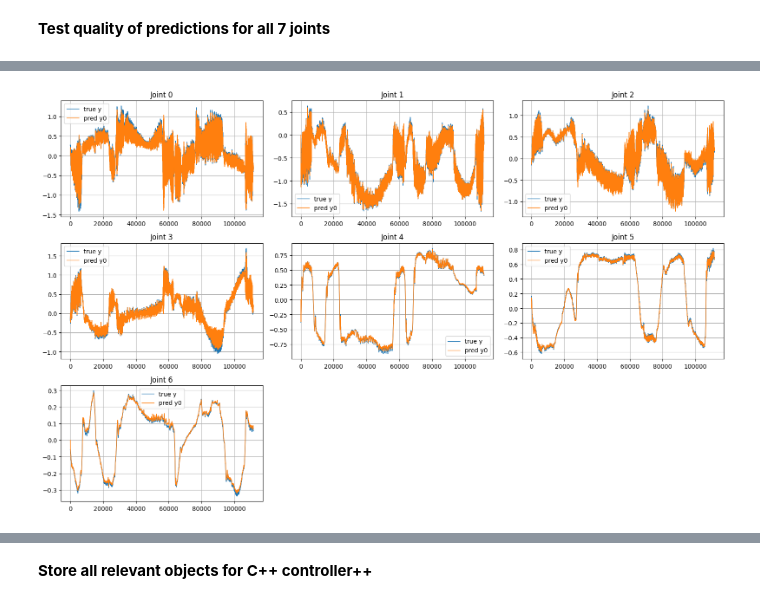
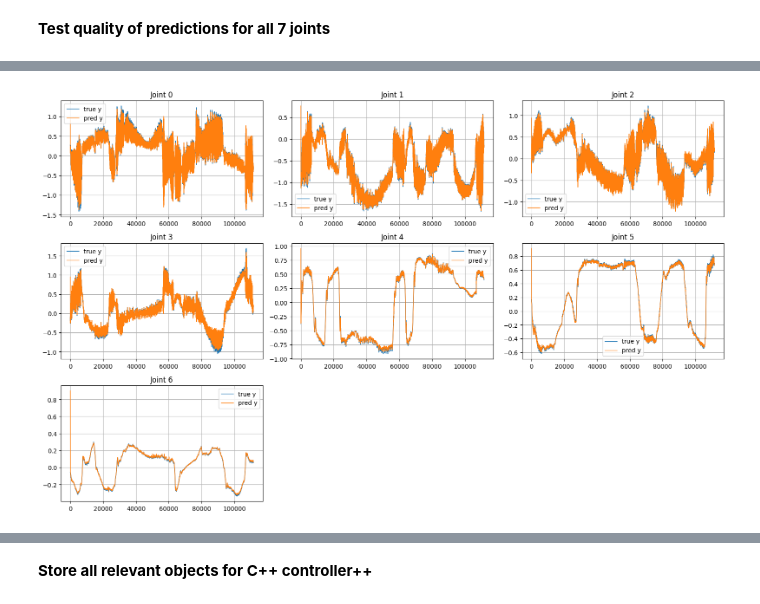
Before and after one commit to Anthony7-Ho/nonlinear_deepc_controller, a Jupyter notebook: data_processing/1joint_predictor.ipynb, the cells around one changed output, grey strips where cells are left out. Drawn from its saved outputs; the diff is of its cells as text; code cells hidden in the pictures.

```diff
--- a/data_processing/1joint_predictor.ipynb
+++ b/data_processing/1joint_predictor.ipynb
@@ -288,7 +286,7 @@ y_data_valid_full shape: (111619, 7)
 best_gamma_rbf = 1e-3 # kernel length scale
 gamma_reg = 1e-3 # gamma for Kg = K + gamma I
 lambda_g = 1e1
-lambda_k = 1e6
+lambda_k = 1e7
 
 kernel_per_joint = {}
 
@@ -365,6 +363,7 @@ for j in range(num_joints):
     Hc = X_sub.shape[1]
     d_full = X_sub.shape[0]
 
+    # Precompute norms for RBF
     X_col_norm2 = np.sum(X_sub**2, axis=0)
 
     # A = lambda_g * I + lambda_k * Kg^T Kg
@@ -374,45 +373,60 @@ for j in range(num_joints):
     # Predictions for this joint
     y_pred = np.zeros_like(y_test)
 
-    for k in range(T_past, T_test):
-        # Build u_ini, y_ini windows
-        u_ini = u_test[k-T_past:k].reshape(-1, order="F") # shape (m*T_past,)
-        y_ini = y_test[k-T_past:k].reshape(-1, order="F") # shape (p*T_past,)
+    m = 1
+    p = 1
 
-        # u_current tiled as future input (length T_future)
+    # Initialize buffers for u_ini and y_ini
+    u_buffer = np.zeros(T_past) # starts all zeros
+    y_buffer = np.ones(T_past) # starts all ones
+
+    for k in range(T_test):
+
+        # Build u_ini = last T_past elements of the buffer
+        u_ini = u_buffer.reshape(-1)
+        y_ini = y_buffer.reshape(-1)
+
+        # Current measured input
         u_cur = u_test[k]
-        u_ref = np.tile(u_cur, T_future) # shape (m*T_future,)
+        u_ref = np.tile(u_cur, T_future) # future input
 
-        # Full stacked vector x_new = [u_ini; y_ini; u_future]
-        xy_ini_full = np.hstack([u_ini, y_ini, u_ref]) # shape (d_full,)
+        # Build regressor vector [u_ini ; y_ini ; u_future]
+        xy_ini_full = np.hstack([u_ini, y_ini, u_ref])
 
-        # RBF k-vector
+        # RBF vector
         k_vec = build_k_rbf_full(xy_ini_full, X_sub, X_col_norm2, best_gamma_rbf)
 
         # Closed-form g*
         rhs = lambda_k * (Kg.T @ k_vec)
         g_star = cho_solve(A_factor, rhs, check_finite=False)
 
-        # Predict future y, take first step
-        y_future_pred = Hy_future_sub @ g_star # (p*T_future,)
-        y_pred[k] = y_future_pred[p] # first output
+        # Predict next friction
+        y_future_pred = Hy_future_sub @ g_star
+        y_pred[k] = y_future_pred[0]
 
-    # Simple metrics
-    valid_mask = ~np.isnan(y_pred)
-    mse = np.mean((y_test[valid_mask] - y_pred[valid_mask])**2)
-    std_true = np.std(y_test[valid_mask])
-    std_pred = np.std(y_pred[valid_mask])
-    corr = np.corrcoef(y_test[valid_mask], y_pred[valid_mask])[0, 1] if std_true > 0 and std_pred > 0 else np.nan
+        # Update buffers
+        # shift left and append new real values
+        u_buffer = np.roll(u_buffer, -1)
+        y_buffer = np.roll(y_buffer, -1)
+        u_buffer[-1] = u_test[k] # real measured input
+        y_buffer[-1] = y_test[k] # real measured friction
+
+    # Metrics
+    mse = np.mean((y_test - y_pred)**2)
+    std_true = np.std(y_test)
+    std_pred = np.std(y_pred)
+    corr = np.corrcoef(y_test, y_pred)[0, 1] if std_true > 0 and std_pred > 0 else np.nan
 
     print(f"MSE: {mse:.4e}")
-    print(f"std(true): {std_true:.4e}, std(pred): {std_pred:.4e}, ratio={std_pred/std_true if std_true>0 else np.nan:.3f}")
-    print(f"corr(y, y_pred): {corr:.3f}")
+    print(f"std(true): {std_true:.4e}")
+    print(f"std(pred): {std_pred:.4e}")
+    print(f"corr: {corr:.3f}")
 
     # Plot
     plt.subplot(3, 3, j+1)
     t = np.arange(T_test)
     plt.plot(t, y_test, label="true y", linewidth=1)
-    plt.plot(t, y_pred, label="pred y0", linewidth=1)
+    plt.plot(t, y_pred, label="pred y", linewidth=1)
     plt.title(f"Joint {j}")
     plt.grid(True)
     plt.legend()
@@ -440 +454 @@ corr(y, y_pred): 0.999
-[figure, old version]
+[figure, new version]
```
Also changed, not shown: parts of 5 cells of this notebook.
